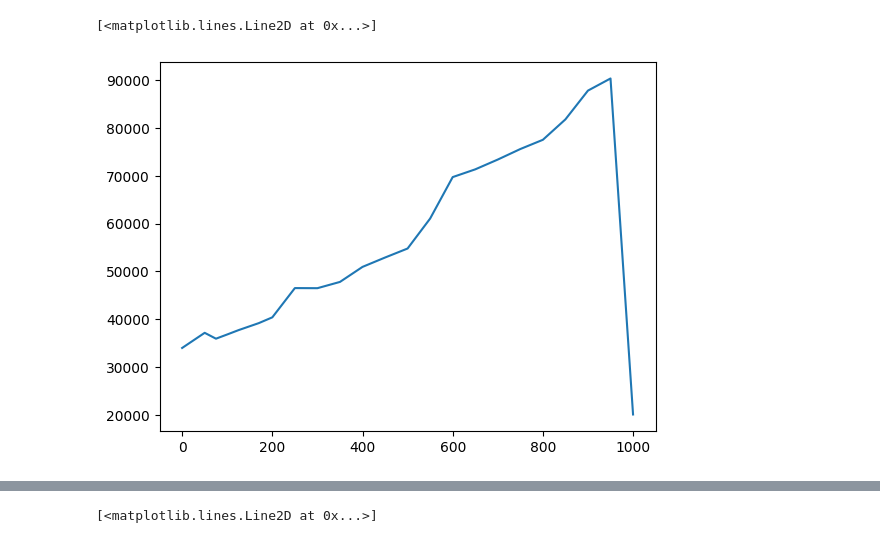
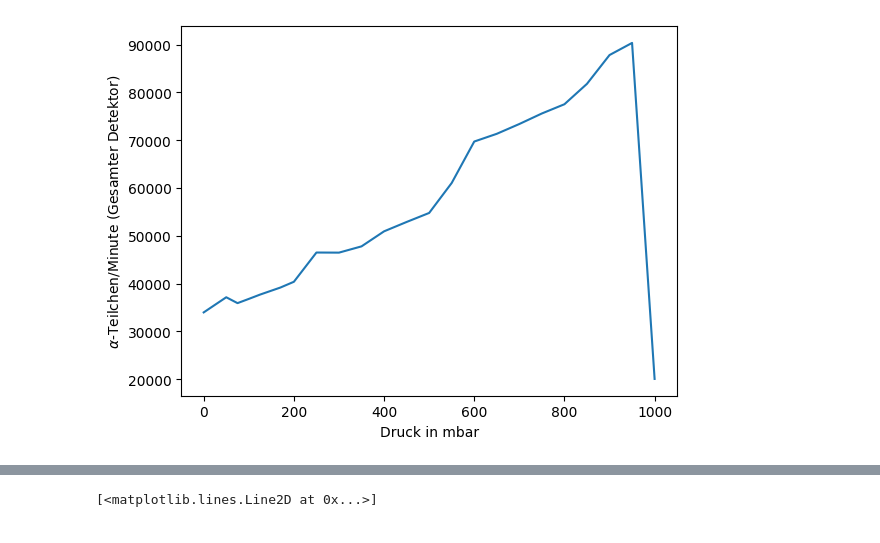
Before and after one commit to CaptainNikon/PPF-Uni-Potsdam, a Jupyter notebook: K1/calc.ipynb, the cells around one changed output, grey strips where cells are left out. Saved outputs shown, nothing was run; the diff lists cells and outputs as text; code cells hidden in the pictures.

```diff
--- a/K1/calc.ipynb
+++ b/K1/calc.ipynb
@@ -60,12 +63,15 @@ plt.axis([0,6000,0,25])
 # plt.ylabel("Energie")
 # plt.legend(loc = 0)
 # print(m,b)
-# %%
-sums = []
-for i in range(23):
-    sums.append(sum(values[i]/times[i]-dempty/962))
-# %%
-plt.plot(rangevalues,sums)
-# %% [output]
-[<matplotlib.lines.Line2D at 0x...>]
-[figure, removed]
+# %%
+sums = []
+for i in range(23):
+    valpermin = values[i]/times[i]
+    sums.append(sum(valpermin))
+plt.plot(rangevalues[0:23],sums)
+plt.xlabel(r"Druck in mbar")
+plt.ylabel(r"$\alpha$-Teilchen/Minute (Gesamter Detektor)")
+#plt.legend(loc = 0)
+plt.savefig("Plots/nosense.pdf")
+# %% [output]
+[figure, added]
```
Also changed, not shown: parts of 2 cells of this notebook, 3 other files.
